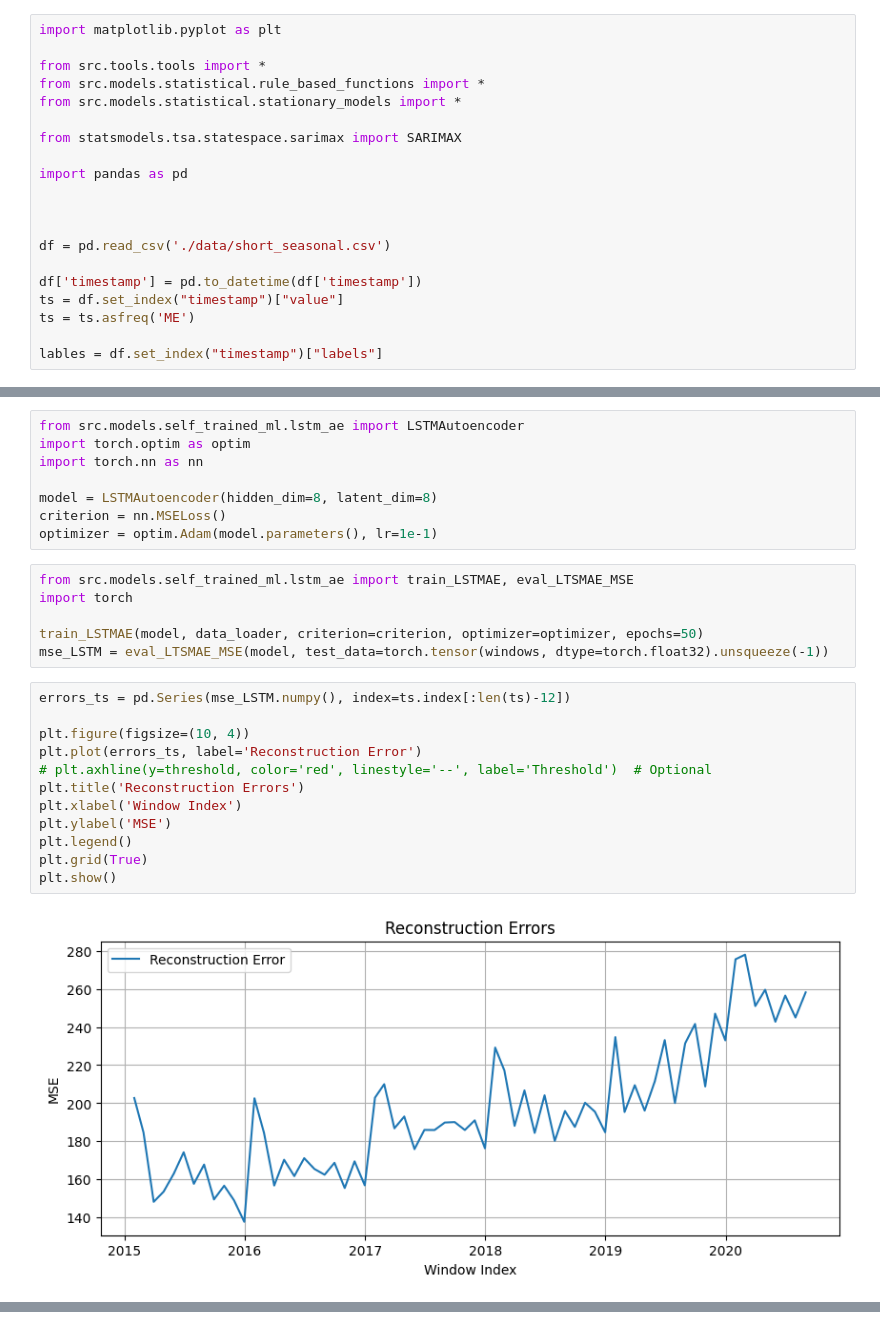
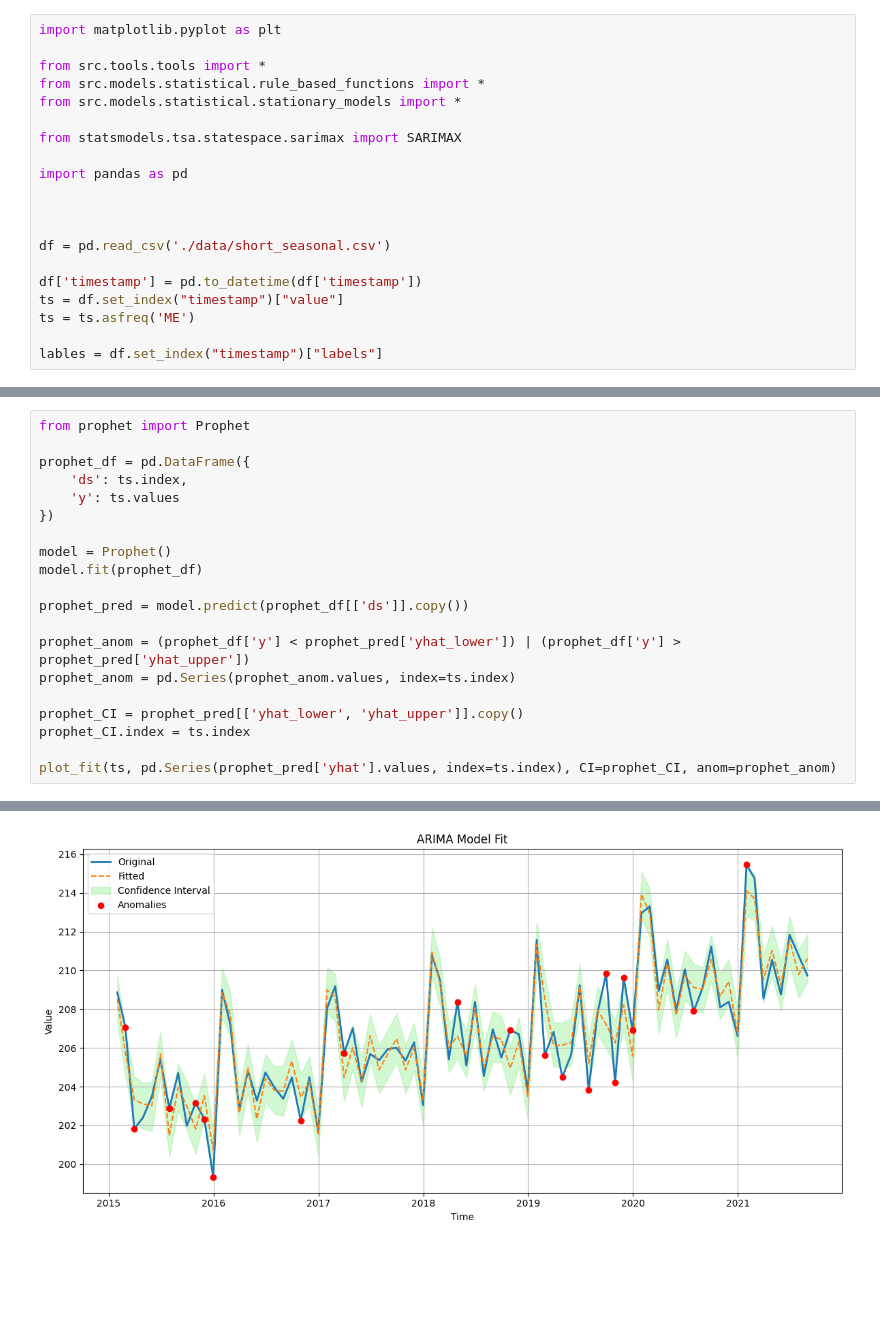
Before and after one commit to Jiaqi-Tang/Time-Series-Anomaly, a Jupyter notebook: main.ipynb, the cells around one changed output, grey strips where cells are left out. Cells and saved outputs as stored; diff of their text form; blank space fills up the shorter version.

```diff
--- a/main.ipynb
+++ b/main.ipynb
@@ -29,28 +21,21 @@ data_loader = np_to_dataloader(windows, batch_size=16, generator=g)
-# %%
-from src.models.self_trained_ml.lstm_ae import LSTMAutoencoder
-import torch.optim as optim
-import torch.nn as nn
-
-model = LSTMAutoencoder(hidden_dim=8, latent_dim=8)
-criterion = nn.MSELoss()
-optimizer = optim.Adam(model.parameters(), lr=1e-1)
-# %%
-from src.models.self_trained_ml.lstm_ae import train_LSTMAE, eval_LTSMAE_MSE
-import torch
-
-train_LSTMAE(model, data_loader, criterion=criterion, optimizer=optimizer, epochs=50)
-mse_LSTM = eval_LTSMAE_MSE(model, test_data=torch.tensor(windows, dtype=torch.float32).unsqueeze(-1))
-# %%
-errors_ts = pd.Series(mse_LSTM.numpy(), index=ts.index[:len(ts)-12])
-
-plt.figure(figsize=(10, 4))
-plt.plot(errors_ts, label='Reconstruction Error')
-# plt.axhline(y=threshold, color='red', linestyle='--', label='Threshold')  # Optional
-plt.title('Reconstruction Errors')
-plt.xlabel('Window Index')
-plt.ylabel('MSE')
-plt.legend()
-plt.grid(True)
-plt.show()
-# %% [output]
-[figure, removed]
+# %%
+from prophet import Prophet
+
+prophet_df = pd.DataFrame({
+    'ds': ts.index,
+    'y': ts.values
+})
+
+model = Prophet()
+model.fit(prophet_df)
+
+prophet_pred = model.predict(prophet_df[['ds']].copy())
+
+prophet_anom = (prophet_df['y'] < prophet_pred['yhat_lower']) | (prophet_df['y'] > prophet_pred['yhat_upper'])
+prophet_anom = pd.Series(prophet_anom.values, index=ts.index)
+
+prophet_CI = prophet_pred[['yhat_lower', 'yhat_upper']].copy()
+prophet_CI.index = ts.index
+
+plot_fit(ts, pd.Series(prophet_pred['yhat'].values, index=ts.index), CI=prophet_CI, anom=prophet_anom)
+# %% [output]
@@ -56,0 +44 @@ plt.show()
+[figure, added]
```
Also changed, not shown: parts of 3 cells of this notebook, 8 other files.
